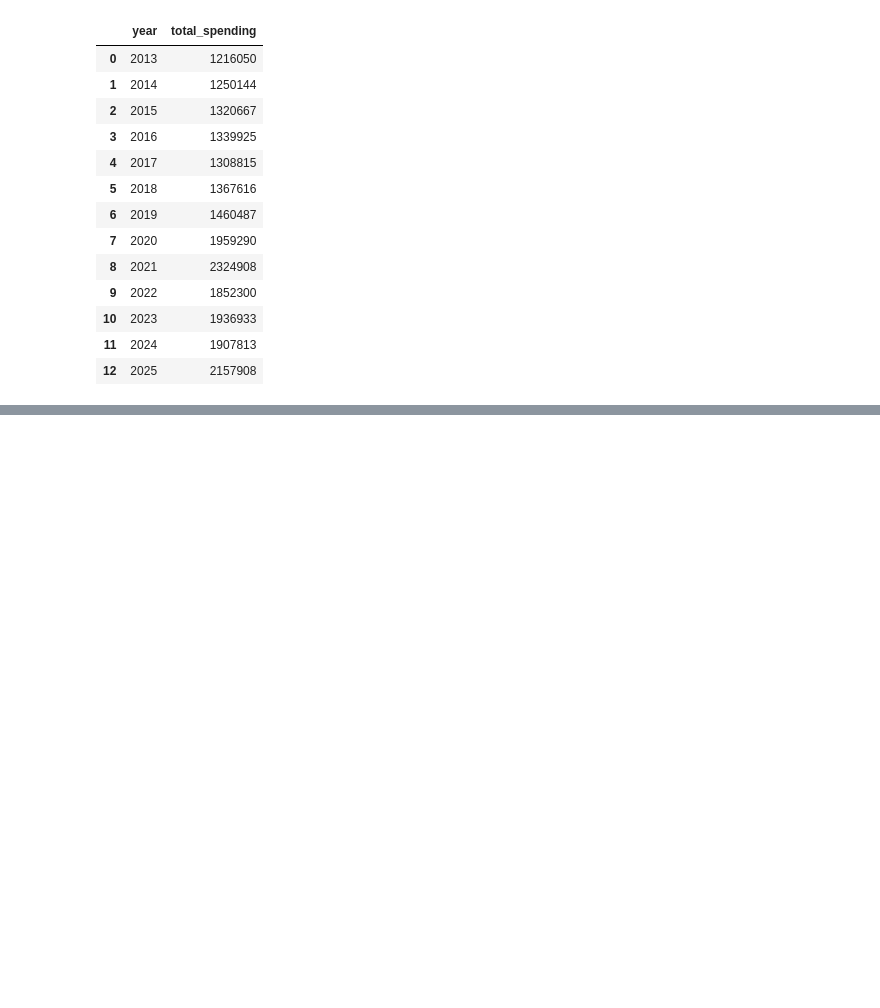
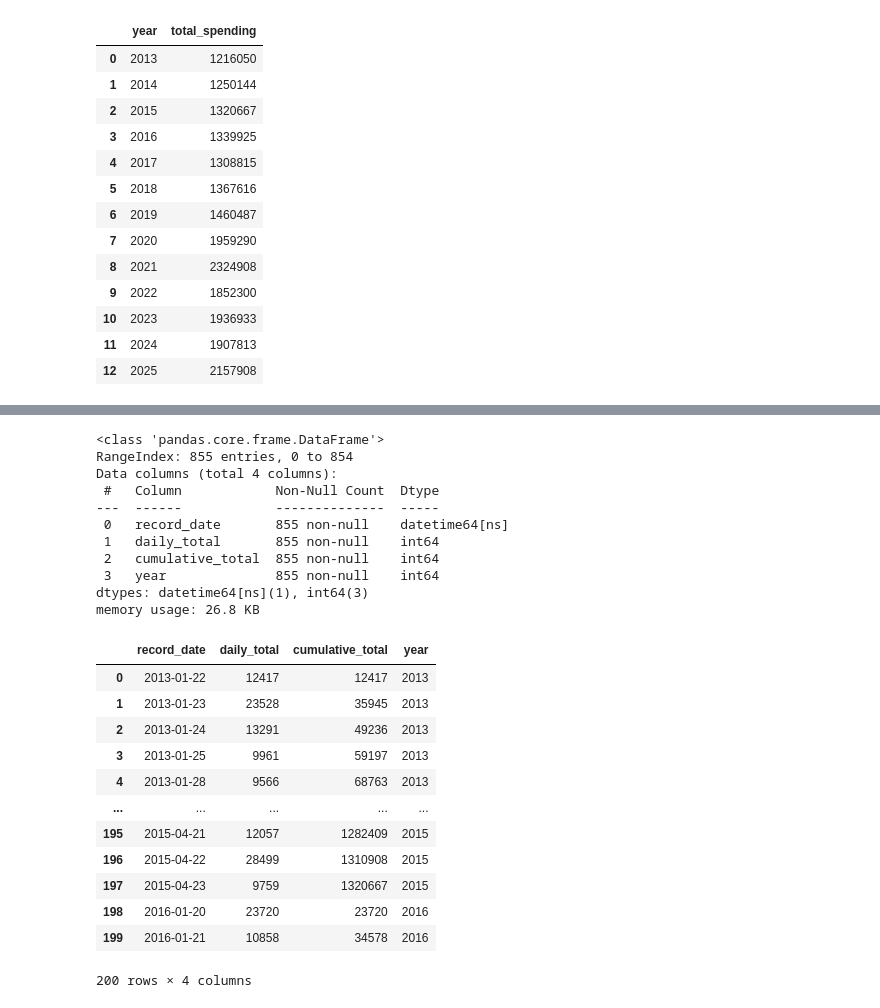
Before and after one commit to jkelly3rd/fed_spend, a Jupyter notebook: 02_spending_tracker_analysis.ipynb, the cells around one changed output, grey strips where cells are left out. Drawn from its saved outputs; the diff is of its cells as text; code cells hidden in the pictures; blank space fills up the shorter version.

```diff
--- a/02_spending_tracker_analysis.ipynb
+++ b/02_spending_tracker_analysis.ipynb
@@ -465,0 +506,74 @@ memory usage: 340.0 bytes
+# %%
+# Create a new cell for daily totals, cumulative totals, and day numbers
+
+# Calculate the max date so far this year
+max_date = withdrawals["record_date"].max()
+current_year = max_date.year
+days_elapsed = (max_date - pd.to_datetime(f"{current_year}-01-20")).days
+
+# Create an empty list to store daily spending DataFrames
+daily_spending_list = []
+
+# Loop through each fiscal year
+for year in range(2013, 2026):
+    # Define the start and end dates for the fiscal year
+    start_date = pd.to_datetime(f"{year}-01-20")
+    end_date = start_date + pd.Timedelta(days=days_elapsed)
+
+    # Filter withdrawals for the given fiscal year and time period
+    filtered_withdrawals = withdrawals[
+        (withdrawals["record_date"] >= start_date) &
+        (withdrawals["record_date"] <= end_date)
+    ]
+
+    # Group by record_date and calculate the total spending for each day
+    daily_spending = (
+        filtered_withdrawals
+        .groupby("record_date", as_index=False)
+        .agg({"transaction_today_amt": "sum"})
+        .rename(columns={"transaction_today_amt": "daily_total"})
+    )
+
+    # Add a cumulative total column
+    daily_spending["cumulative_total"] = daily_spending["daily_total"].cumsum()
+
+    # Add the year column for reference
+    daily_spending["year"] = year
+
+    # Add the day_number column
+    # daily_spending["day_number"] = (daily_spending["record_date"] - start_date).dt.days + 1
+
+    # Append the daily spending DataFrame to the list
+    daily_spending_list.append(daily_spending)
+
+# Concatenate all daily spending DataFrames into a single DataFrame
+all_daily_spending = pd.concat(daily_spending_list, ignore_index=True)
+
+# Display the info and first few rows of the daily spending DataFrame
+all_daily_spending.info()
+all_daily_spending.head(200)
+# %% [output]
+<class 'pandas.core.frame.DataFrame'>
+RangeIndex: 855 entries, 0 to 854
+Data columns (total 4 columns):
+ #   Column            Non-Null Count  Dtype
+---  ------            --------------  -----
+ 0   record_date       855 non-null    datetime64[ns]
+ 1   daily_total       855 non-null    int64
+ 2   cumulative_total  855 non-null    int64
+ 3   year              855 non-null    int64
+dtypes: datetime64[ns](1), int64(3)
+memory usage: 26.8 KB
+|  | record_date | daily_total | cumulative_total | year |
+| 0 | 2013-01-22 | 12417 | 12417 | 2013 |
+| 1 | 2013-01-23 | 23528 | 35945 | 2013 |
+| 2 | 2013-01-24 | 13291 | 49236 | 2013 |
+| 3 | 2013-01-25 | 9961 | 59197 | 2013 |
+| 4 | 2013-01-28 | 9566 | 68763 | 2013 |
+| ... | ... | ... | ... | ... |
+| 195 | 2015-04-21 | 12057 | 1282409 | 2015 |
+| 196 | 2015-04-22 | 28499 | 1310908 | 2015 |
+| 197 | 2015-04-23 | 9759 | 1320667 | 2015 |
+| 198 | 2016-01-20 | 23720 | 23720 | 2016 |
+| 199 | 2016-01-21 | 10858 | 34578 | 2016 |
+200 rows × 4 columns
```
Also changed, not shown: parts of 3 cells of this notebook, 4 other files.
